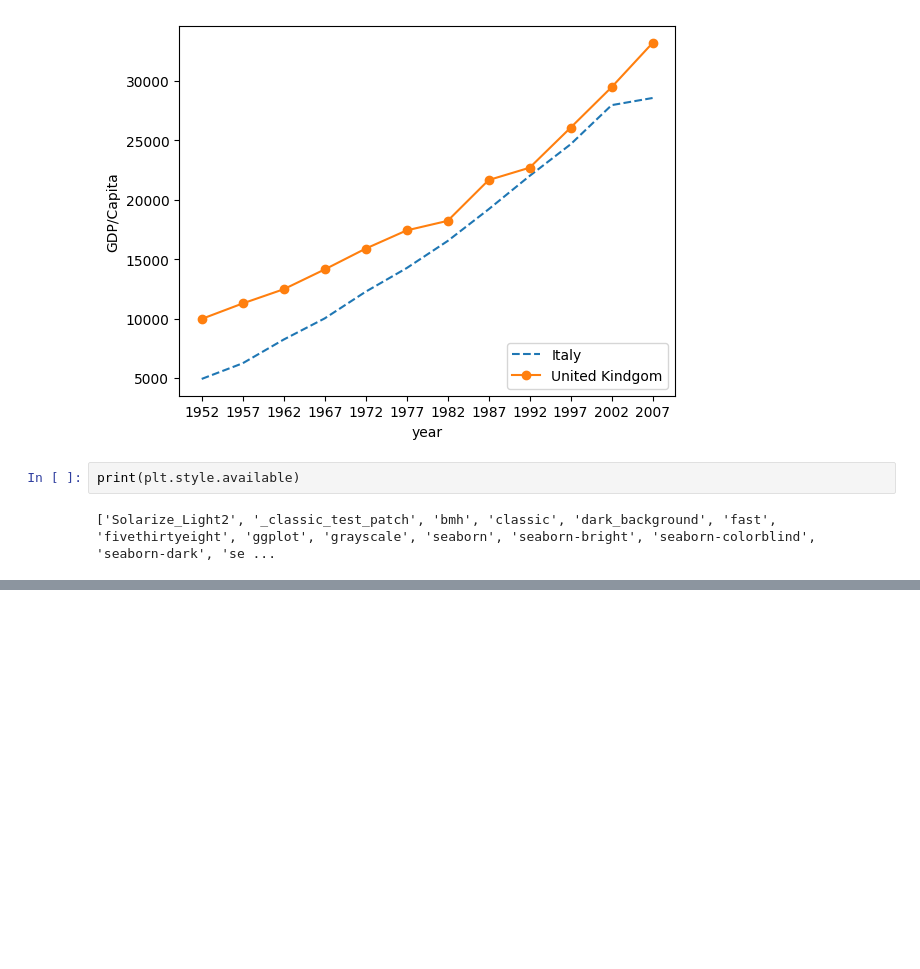
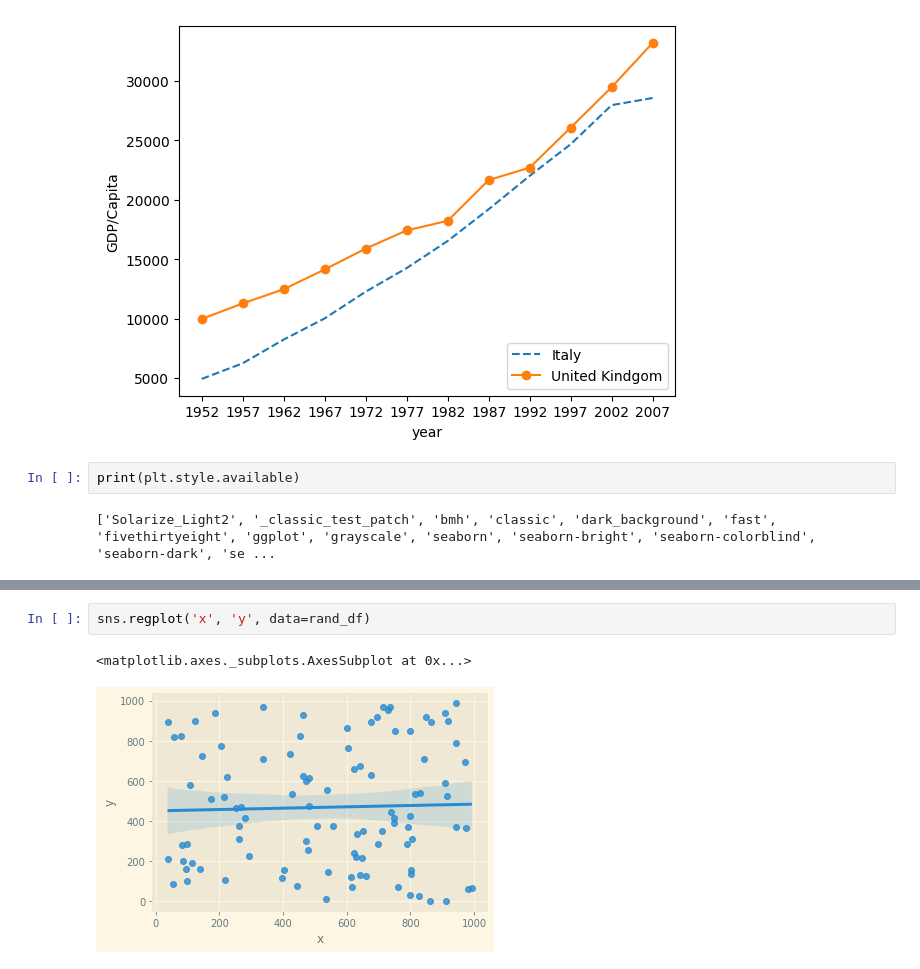
Before and after one commit to Matt9120/PracComp2022, a Jupyter notebook: PracComp2022.ipynb, the cells around one changed output, grey strips where cells are left out. Cells and saved outputs as stored; diff of their text form; blank space fills up the shorter version.

```diff
--- a/PracComp2022.ipynb
+++ b/PracComp2022.ipynb
@@ -614,0 +681,5 @@ print(plt.style.available)
+# %%
+sns.regplot('x', 'y', data=rand_df)
+# %% [output]
+<matplotlib.axes._subplots.AxesSubplot at 0x...>
+[figure, added]
```
Also changed, not shown: parts of 17 cells of this notebook.
